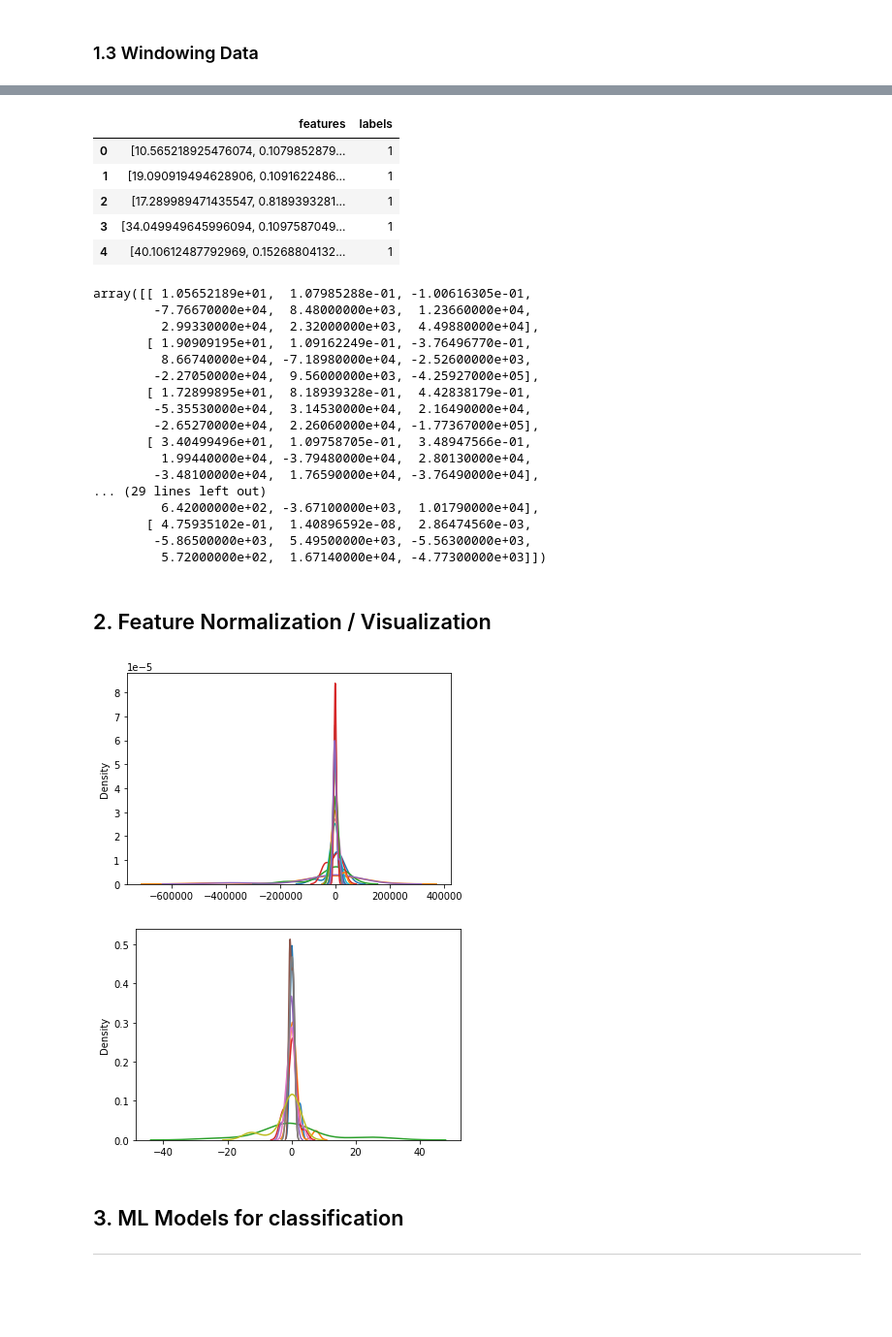
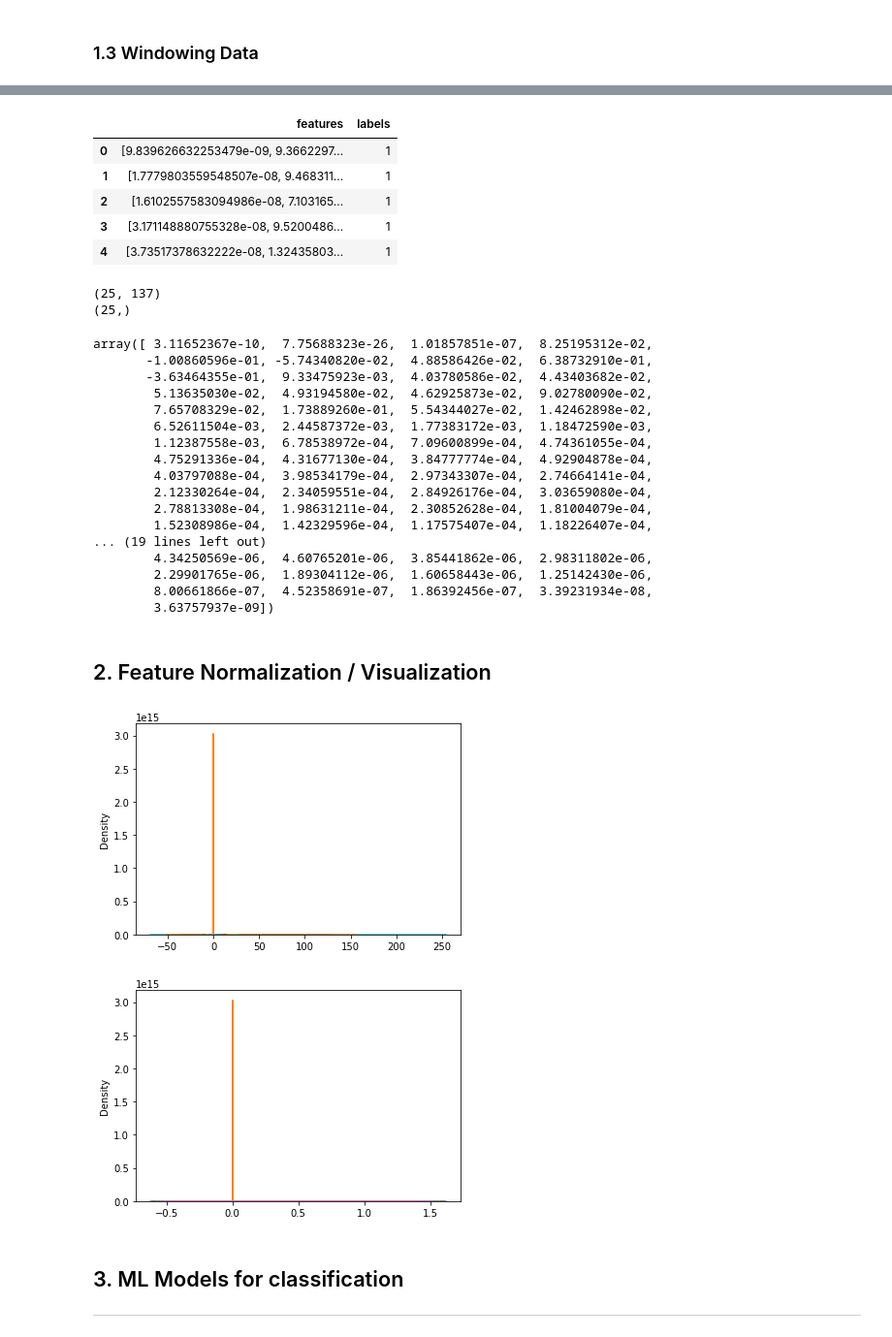
Before and after one commit to borbert/COSC522, a Jupyter notebook: COSC522_assignment2.ipynb, the cells around one changed output, grey strips where cells are left out. Shown at 97% size. Drawn from its saved outputs; the diff is of its cells as text; code cells hidden in the pictures; blank space fills up the shorter version.

Commit message:
changed to librosa to load data and added additional feature extractions from librosa library

```diff
--- a/COSC522_assignment2.ipynb
+++ b/COSC522_assignment2.ipynb
@@ -57,7 +57,8 @@ for cls in classes:
   file_path = f"{root_dir}/{cls}/"
   # iterate through each file in the "class" folder
   for file in os.listdir(file_path):
-    fs,y = wavfile.read(file_path+file)
+    #fs,y = wavfile.read(file_path+file)
+    y,fs=librosa.load(file_path+file,sr=None,dtype=np.float64)
     # add this files data to the raw data of this class
     classes_data[cls].append(y)
 
@@ -68,3 +69,5 @@ for cls in classes_data:
 
 
   classes_data[cls]=np.array(classes_data[cls])
+
+print(fs)
@@ -231,6 +232,10 @@ def featurize_input(audio):
     fv.append(binned_microwave_hum(audio))
     fv.append(no_win_average(audio))
     fv.extend(windowed_average(audio, 5, fs))
+    # zero crossing rate -- screwed up the normalizaiton, scaling and model fit
+    #fv.extend(np.mean(librosa.feature.zero_crossing_rate(audio, frame_length=1048)))
+    # mel spectrogram
+    fv.extend(np.mean(librosa.feature.melspectrogram(audio, sr=fs).T,axis=0))
 
     fv=np.array(fv)
 
@@ -249,14 +274,15 @@ features=np.array(features)
 import pandas as pd
 
 comb_data=pd.DataFrame(features,columns=['features','labels'])
+comb_data=comb_data.fillna(0)
 comb_data.head()
 # %% [output]
 |  | features | labels |
-| 0 | [10.565218925476074, 0.1079852879... | 1 |
-| 1 | [19.090919494628906, 0.1091622486... | 1 |
-| 2 | [17.289989471435547, 0.8189393281... | 1 |
-| 3 | [34.049949645996094, 0.1097587049... | 1 |
-| 4 | [40.10612487792969, 0.15268804132... | 1 |
+| 0 | [9.839626632253479e-09, 9.3662297... | 1 |
+| 1 | [1.7779803559548507e-08, 9.468311... | 1 |
+| 2 | [1.6102557583094986e-08, 7.103165... | 1 |
+| 3 | [3.171148880755328e-08, 9.5200486... | 1 |
+| 4 | [3.73517378632222e-08, 1.32435803... | 1 |
 # %%
 # extract data and labels from dataframe
 data=np.array(comb_data['features'].tolist())
@@ -264,46 +290,49 @@ labels=comb_data['labels'].tolist()
 # %%
-#data.shape
-#labels.shape
+print(data.shape)
+print(labels.shape)
 
 labels=np.array(labels)
-data
+data[20]
 # %% [output]
-array([[ 1.05652189e+01,  1.07985288e-01, -1.00616305e-01,
-        -7.76670000e+04,  8.48000000e+03,  1.23660000e+04,
-         2.99330000e+04,  2.32000000e+03,  4.49880000e+04],
-       [ 1.90909195e+01,  1.09162249e-01, -3.76496770e-01,
-         8.66740000e+04, -7.18980000e+04, -2.52600000e+03,
-        -2.27050000e+04,  9.56000000e+03, -4.25927000e+05],
-       [ 1.72899895e+01,  8.18939328e-01,  4.42838179e-01,
-        -5.35530000e+04,  3.14530000e+04,  2.16490000e+04,
-        -2.65270000e+04,  2.26060000e+04, -1.77367000e+05],
-       [ 3.40499496e+01,  1.09758705e-01,  3.48947566e-01,
-         1.99440000e+04, -3.79480000e+04,  2.80130000e+04,
-        -3.48100000e+04,  1.76590000e+04, -3.76490000e+04],
-... (29 lines left out)
-         6.42000000e+02, -3.67100000e+03,  1.01790000e+04],
-       [ 4.75935102e-01,  1.40896592e-08,  2.86474560e-03,
-        -5.86500000e+03,  5.49500000e+03, -5.56300000e+03,
-         5.72000000e+02,  1.67140000e+04, -4.77300000e+03]])
+(25, 137)
+(25,)
+array([ 3.11652367e-10,  7.75688323e-26,  1.01857851e-07,  8.25195312e-02,
+       -1.00860596e-01, -5.74340820e-02,  4.88586426e-02,  6.38732910e-01,
+       -3.63464355e-01,  9.33475923e-03,  4.03780586e-02,  4.43403682e-02,
+        5.13635030e-02,  4.93194580e-02,  4.62925873e-02,  9.02780090e-02,
+        7.65708329e-02,  1.73889260e-01,  5.54344027e-02,  1.42462898e-02,
+        6.52611504e-03,  2.44587372e-03,  1.77383172e-03,  1.18472590e-03,
+        1.12387558e-03,  6.78538972e-04,  7.09600899e-04,  4.74361055e-04,
+        4.75291336e-04,  4.31677130e-04,  3.84777774e-04,  4.92904878e-04,
+        4.03797088e-04,  3.98534179e-04,  2.97343307e-04,  2.74664141e-04,
+        2.12330264e-04,  2.34059551e-04,  2.84926176e-04,  3.03659080e-04,
+        2.78813308e-04,  1.98631211e-04,  2.30852628e-04,  1.81004079e-04,
+        1.52308986e-04,  1.42329596e-04,  1.17575407e-04,  1.18226407e-04,
+... (19 lines left out)
+        4.34250569e-06,  4.60765201e-06,  3.85441862e-06,  2.98311802e-06,
+        2.29901765e-06,  1.89304112e-06,  1.60658443e-06,  1.25142430e-06,
+        8.00661866e-07,  4.52358691e-07,  1.86392456e-07,  3.39231934e-08,
+        3.63757937e-09])
 # %% [markdown]
 ## 2. Feature Normalization / Visualization
 # %%
 import seaborn as sns
 
-for i in range(data.shape[0]):
-  sns.kdeplot(data[i])
+for i in range(data.shape[1]):
+  sns.kdeplot(data[:,i])
 # %% [output]
-[figure, old version]
+[figure, new version]
 # %%
 from sklearn.preprocessing import RobustScaler, MinMaxScaler
 
-scaler = RobustScaler()
+#scaler = RobustScaler()
+scaler = MinMaxScaler()
 
 data = scaler.fit_transform(data)
 for i in range(data.shape[1]):
     sns.kdeplot(data[:,i])
 # %% [output]
-[figure, old version]
+[figure, new version]
 # %% [markdown]
 ## 3. ML Models for classification
 ---
```
Also changed, not shown: parts of 7 cells of this notebook.
